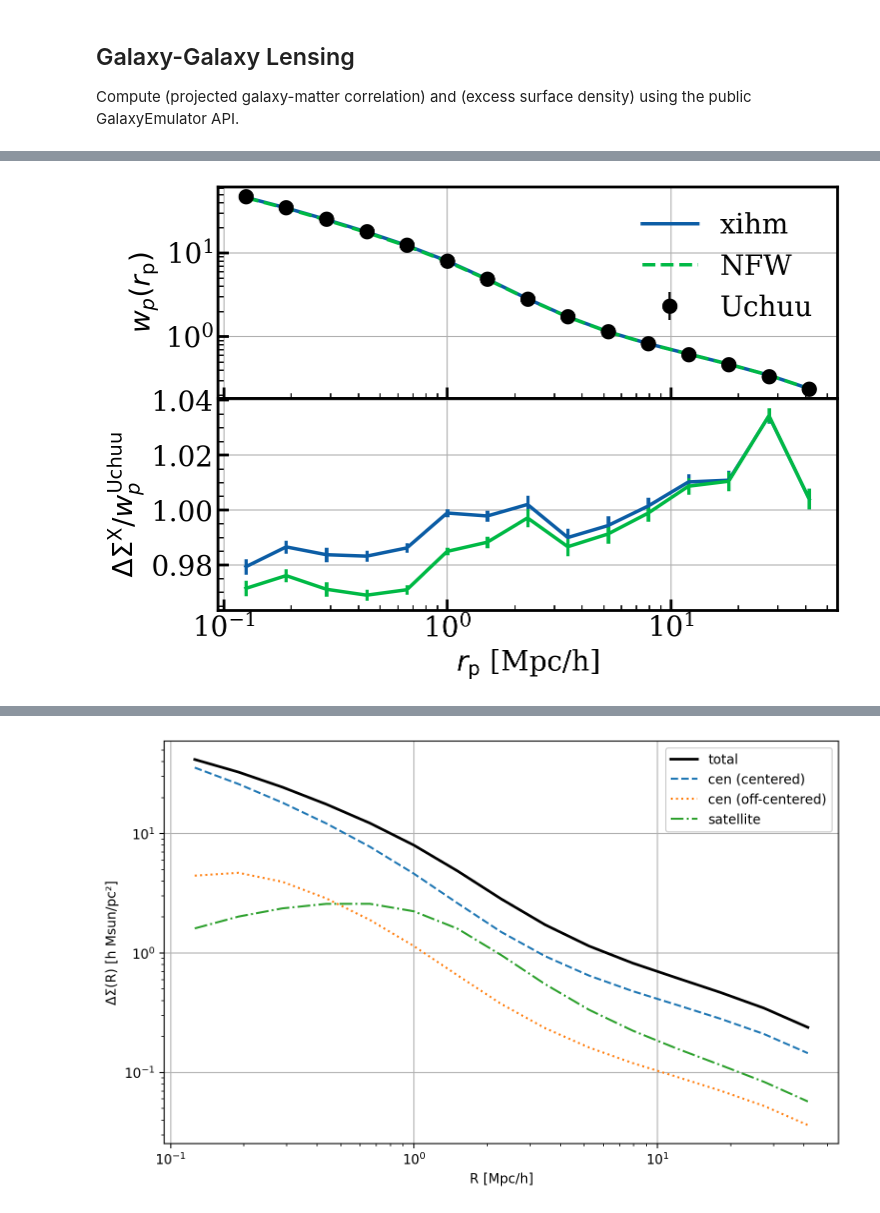
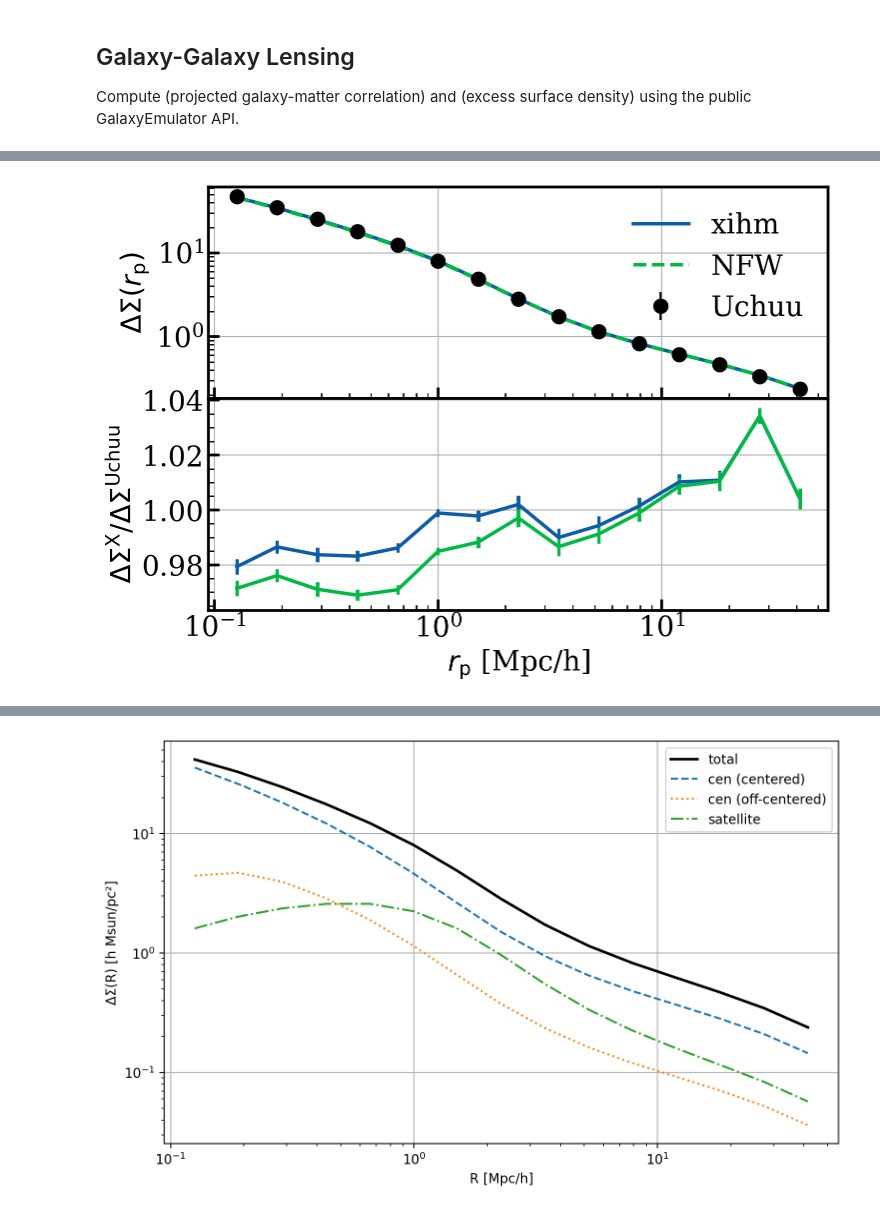
Before and after one commit to czymh/csstemu, a Jupyter notebook: examples/Uchuu1000-Pl18-test.ipynb, the cells around one changed output, grey strips where cells are left out. Drawn from its saved outputs; the diff is of its cells as text; code cells hidden in the pictures.

```diff
--- a/examples/Uchuu1000-Pl18-test.ipynb
+++ b/examples/Uchuu1000-Pl18-test.ipynb
@@ -150,7 +163,8 @@ Wall time: 173 ms
 # %%
+fdir   = "/home/chenzhao/galaxy-assembly-bias/mocktest/data/"
 wp_rlz = np.zeros((16, 15))
 for iseed in range(16):
-    wp_rlz[iseed] = np.load("/Users/chenzhao/Desktop/mocktest/wp-galaxy-Uchuu1000-P18-1e12-Zheng07+fic-hod2-norsd-seed%d.npy"%(iseed))
+    wp_rlz[iseed] = np.load(fdir + "wp-galaxy-Uchuu1000-P18-1e12-Zheng07+fic-hod2-norsd-seed%d.npy"%(iseed))
 std_wp  = np.std (wp_rlz, axis=0)
 mean_wp = np.mean(wp_rlz, axis=0)
 
@@ -176,3 +190,35 @@ with plt.style.context("mypresentation"):
     plt.ylabel(r"$w_p^\mathrm{X}/w_p^\mathrm{Uchuu}$")
 # %% [output]
 [figure]
+# %%
+fdir   = "/home/chenzhao/galaxy-assembly-bias/mocktest/data/"
+wp_rlz = np.zeros((16, 15))
+for iseed in range(16):
+    wp_rlz[iseed] = np.load(fdir + "wp-galaxy-Uchuu1000-P18-1e12-Zheng07+fic-hod2-norsd-seed%d.npy"%(iseed))
+std_wp  = np.std (wp_rlz, axis=0)
+mean_wp = np.mean(wp_rlz, axis=0)
+xlims = [8e-2, 55]
+with plt.style.context("mypresentation"):
+    gridp = plt.GridSpec(2, 1, wspace=0.0, hspace=0.0)
+    plt.subplot(gridp[0])
+    plt.plot(rmid, wp_emu, ls=':', color='orange', label="CSST Emulator")
+    # plt.plot(rmid, wp_emu2, '--', label ="NFW")
+    plt.errorbar(rmid, mean_wp, std_wp, lw=1.5, label='Uchuu')
+    plt.legend(loc="upper right")
+    plt.grid(True)
+    plt.xscale('log')
+    plt.yscale('log')
+    plt.ylabel(r"$w_p(r_\mathrm{p})$")
+    plt.gca().set_xticklabels([])
+    plt.subplot(gridp[1])
+    plt.errorbar(rmid, wp_emu /mean_wp, std_wp/mean_wp, label="CSST Emulator")
+    for ii in range(wp_rlz.shape[0]):
+        plt.plot(rmid, wp_emu/wp_rlz[ii], color='gray', lw=0.9, zorder=-1)
+    # plt.errorbar(rmid, wp_emu2/mean_wp, std_wp/mean_wp, label="NFW")
+    plt.grid(True)
+    plt.xscale('log')
+    plt.xlim(xlims)
+    plt.fill_between(xlims, 0.99, 1.01, color='gray', alpha=0.3)
+    plt.ylim([0.75, 1.25])
+    plt.xlabel(r"$r_\mathrm{p}$ [Mpc/h]")
+    plt.ylabel(r"$w_p^\mathrm{emu}/w_p^\mathrm{sim}$")
@@ -400,29 +443,30 @@ Wall time: 524 ms
 # %%
+fdir   = "/home/chenzhao/galaxy-assembly-bias/mocktest/data/"
 ds_rlz = np.zeros((16, 15))
 for iseed in range(16):
-    ds_rlz[iseed] = np.load("/Users/chenzhao/Desktop/mocktest/ds-galaxy-Uchuu1000-P18-1e12-Zheng07+fic-hod2-seed%d.npy"%(iseed))
+    ds_rlz[iseed] = np.load(fdir + "ds-galaxy-Uchuu1000-P18-1e12-Zheng07+fic-hod2-seed%d.npy"%(iseed))
 std_ds  = np.std (ds_rlz, axis=0)
 mean_ds = np.mean(ds_rlz, axis=0)
 # %%
 with plt.style.context("mypresentation"):
     gridp = plt.GridSpec(2, 1, wspace=0.0, hspace=0.0)
     plt.subplot(gridp[0])
     plt.plot(rmid, ds_emu, label="xihm")
     plt.plot(rmid, ds_emu2, '--', label ="NFW")
     plt.errorbar(rmid, mean_ds, std_ds, lw=1.5, fmt='ko', label='Uchuu')
     plt.legend()
     plt.grid(True)
     plt.xscale('log')
     plt.yscale('log')
-    plt.ylabel(r"$w_p(r_\mathrm{p})$")
+    plt.ylabel(r"$\Delta\Sigma(r_\mathrm{p})$")
     plt.gca().set_xticklabels([])
     plt.subplot(gridp[1])
     plt.errorbar(rmid, ds_emu /mean_ds, std_ds/mean_ds, label="xihm")
     plt.errorbar(rmid, ds_emu2/mean_ds, std_ds/mean_ds, label="NFW")
     plt.grid(True)
     plt.xscale('log')
     # plt.ylim([0.975, 1.025])
     plt.xlabel(r"$r_\mathrm{p}$ [Mpc/h]")
-    plt.ylabel(r"$\Delta\Sigma^\mathrm{X}/w_p^\mathrm{Uchuu}$")
+    plt.ylabel(r"$\Delta\Sigma^\mathrm{X}/\Delta\Sigma^\mathrm{Uchuu}$")
 # %% [output]
-[figure, old version]
+[figure, new version]
```
Also changed, not shown: parts of 15 cells of this notebook, 2 other files.
